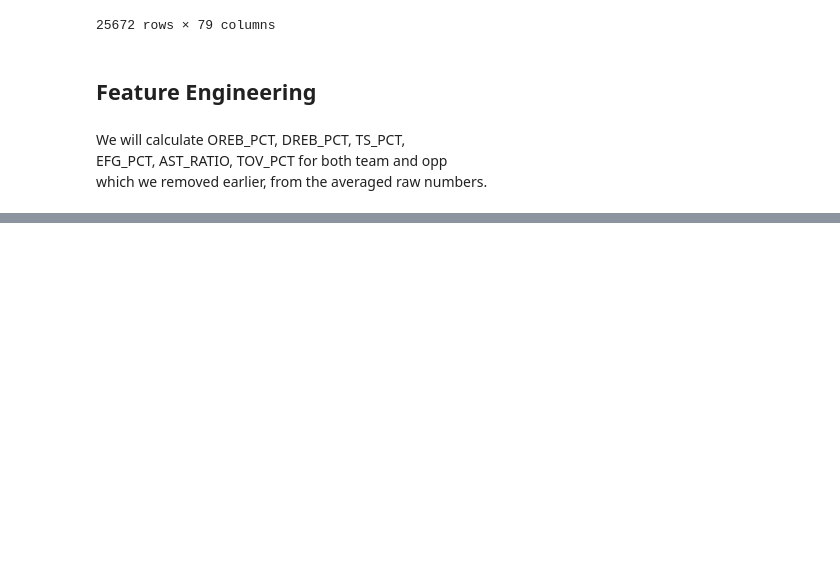
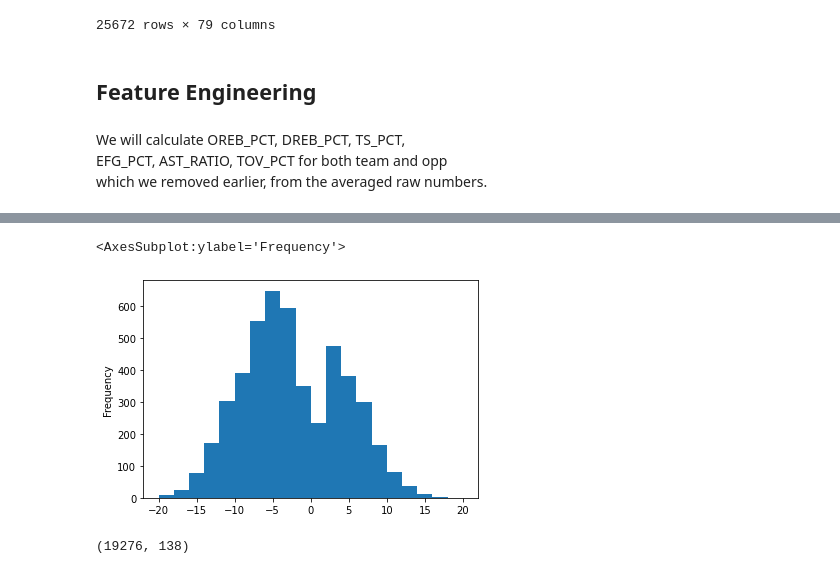
Before and after one commit to jnish23/NBA_Model, a Jupyter notebook: notebooks/team_based_modelv2.ipynb, the cells around one changed output, grey strips where cells are left out. Drawn from its saved outputs; the diff is of its cells as text; code cells hidden in the pictures; blank space fills up the shorter version.

```diff
--- a/notebooks/team_based_modelv2.ipynb
+++ b/notebooks/team_based_modelv2.ipynb
@@ -178,0 +196,16 @@ full_df
+# %%
+scaler = StandardScaler()
+
+X_train = scaler.fit_transform(X_train)
+X_test = scaler.transform(X_test)
+# %%
+lr = LinearRegression()
+
+lr.fit(X_train, point_diff_train)
+
+y_preds = lr.predict(X_test)
+
+linreg_mse = mean_squared_error(point_diff_test, y_preds)
+linreg_mae = mean_absolute_error(point_diff_test, y_preds)
+
+print("mean squared error:", linreg_mse, "mean absolute error:", linreg_mae)
@@ -178,0 +300,9 @@ full_df
+# %%
+betting_results['spread'].plot(kind='hist', bins=20, range=(-20, 20))
+# %% [output]
+<AxesSubplot:ylabel='Frequency'>
+[figure, added]
+# %%
+X_train.shape
+# %% [output]
+(19276, 138)
```
Also changed, not shown: parts of 43 cells of this notebook, 3 other files.
